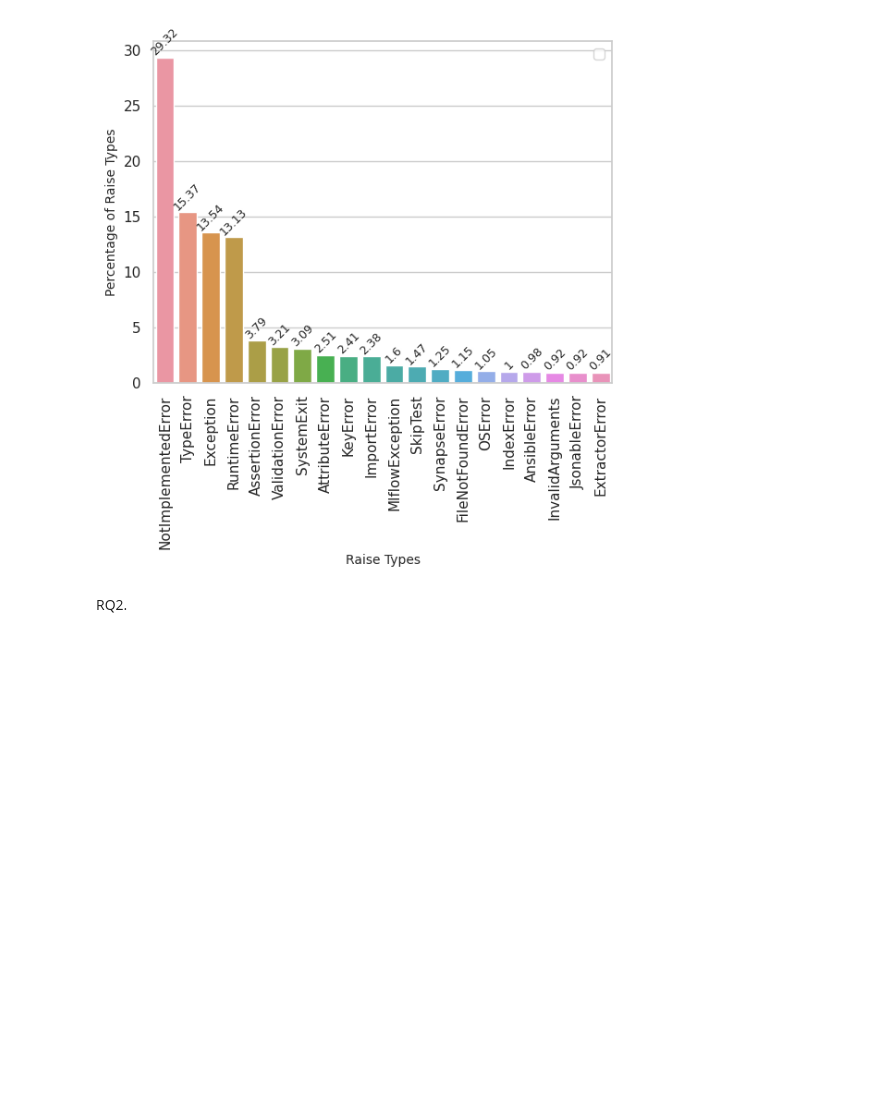
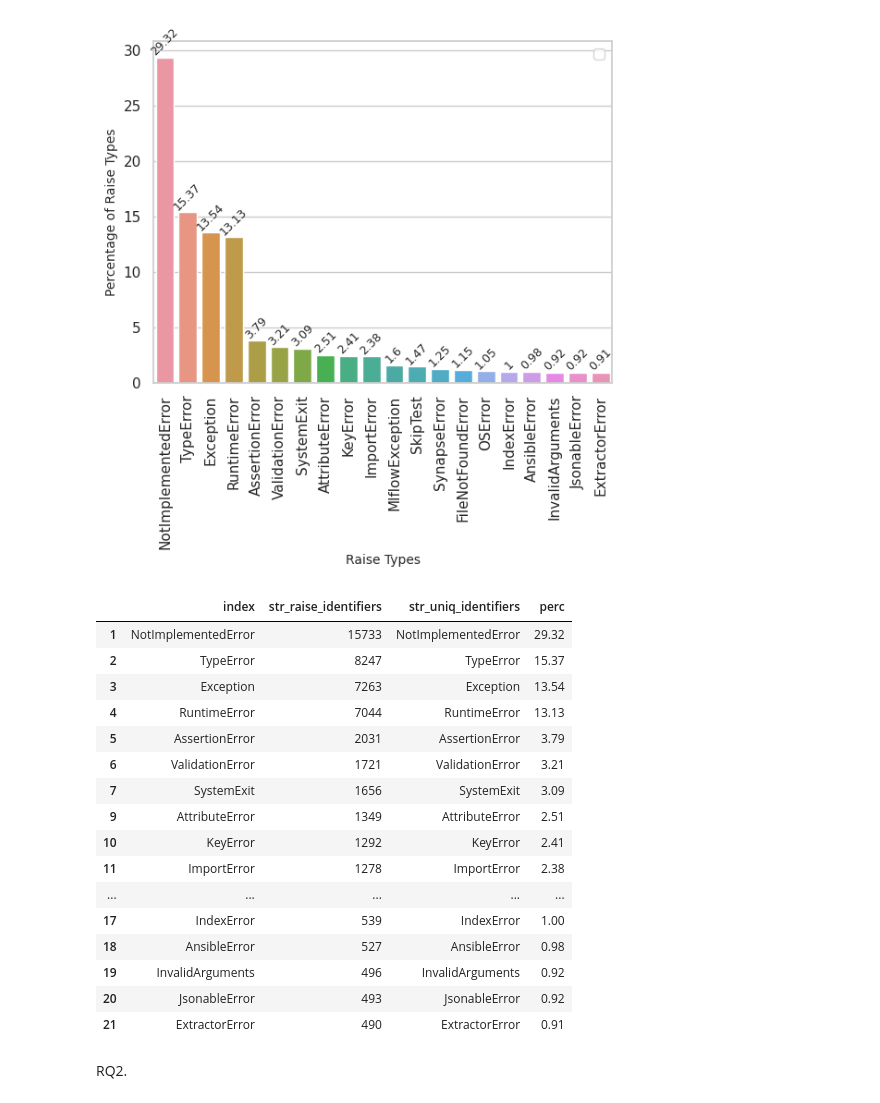
Before and after one commit to r4phael/exception-miner, a Jupyter notebook: notebooks/eh_py_analysis.ipynb, the cells around one changed output. Saved outputs shown, nothing was run; the diff lists cells and outputs as text; code cells hidden in the pictures; blank space fills up the shorter version.

```diff
--- a/notebooks/eh_py_analysis.ipynb
+++ b/notebooks/eh_py_analysis.ipynb
@@ -488,3 +478,23 @@ for i in ax.containers:
 # %% [output]
 No artists with labels found to put in legend.  Note that artists whose label start with an underscore are ignored when legend() is called with no argument.
 [figure]
+# %%
+df_raise_types
+# %% [output]
+|  | index | str_raise_identifiers | str_uniq_identifiers | perc |
+| 1 | NotImplementedError | 15733 | NotImplementedError | 29.32 |
+| 2 | TypeError | 8247 | TypeError | 15.37 |
+| 3 | Exception | 7263 | Exception | 13.54 |
+| 4 | RuntimeError | 7044 | RuntimeError | 13.13 |
+| 5 | AssertionError | 2031 | AssertionError | 3.79 |
+| 6 | ValidationError | 1721 | ValidationError | 3.21 |
+| 7 | SystemExit | 1656 | SystemExit | 3.09 |
+| 9 | AttributeError | 1349 | AttributeError | 2.51 |
+| 10 | KeyError | 1292 | KeyError | 2.41 |
+| 11 | ImportError | 1278 | ImportError | 2.38 |
+| ... | ... | ... | ... | ... |
+| 17 | IndexError | 539 | IndexError | 1.00 |
+| 18 | AnsibleError | 527 | AnsibleError | 0.98 |
+| 19 | InvalidArguments | 496 | InvalidArguments | 0.92 |
+| 20 | JsonableError | 493 | JsonableError | 0.92 |
+| 21 | ExtractorError | 490 | ExtractorError | 0.91 |
```
Also changed, not shown: parts of 6 cells of this notebook, 21 other files.
